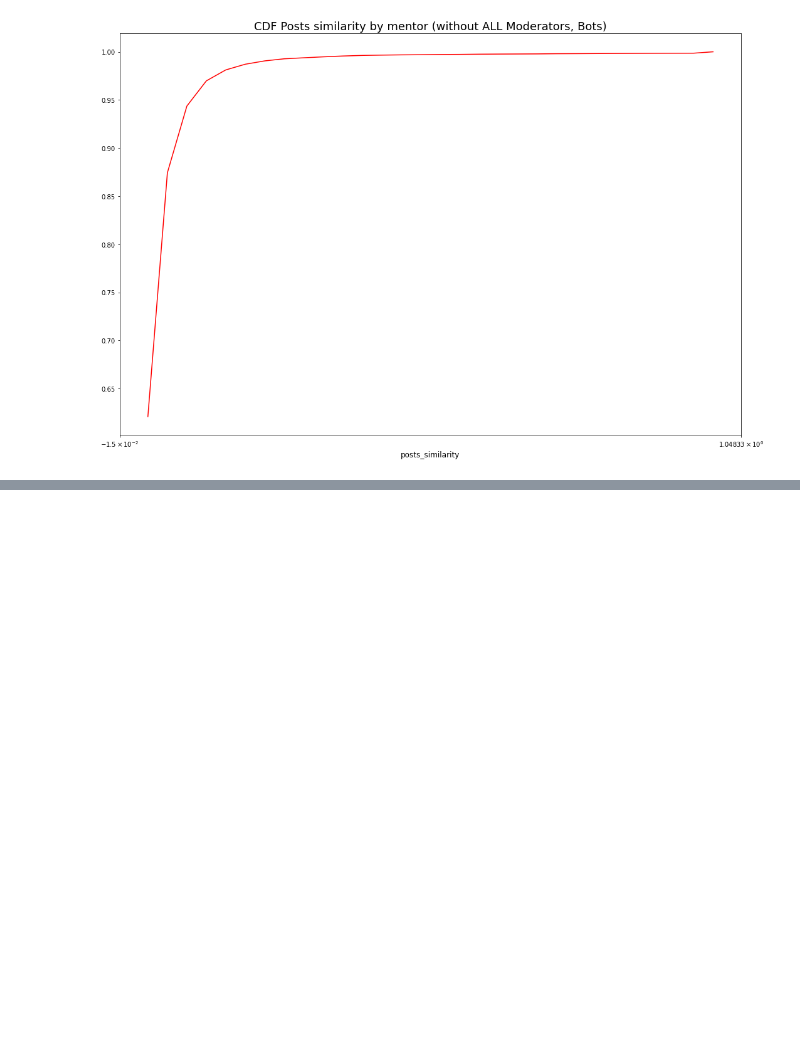
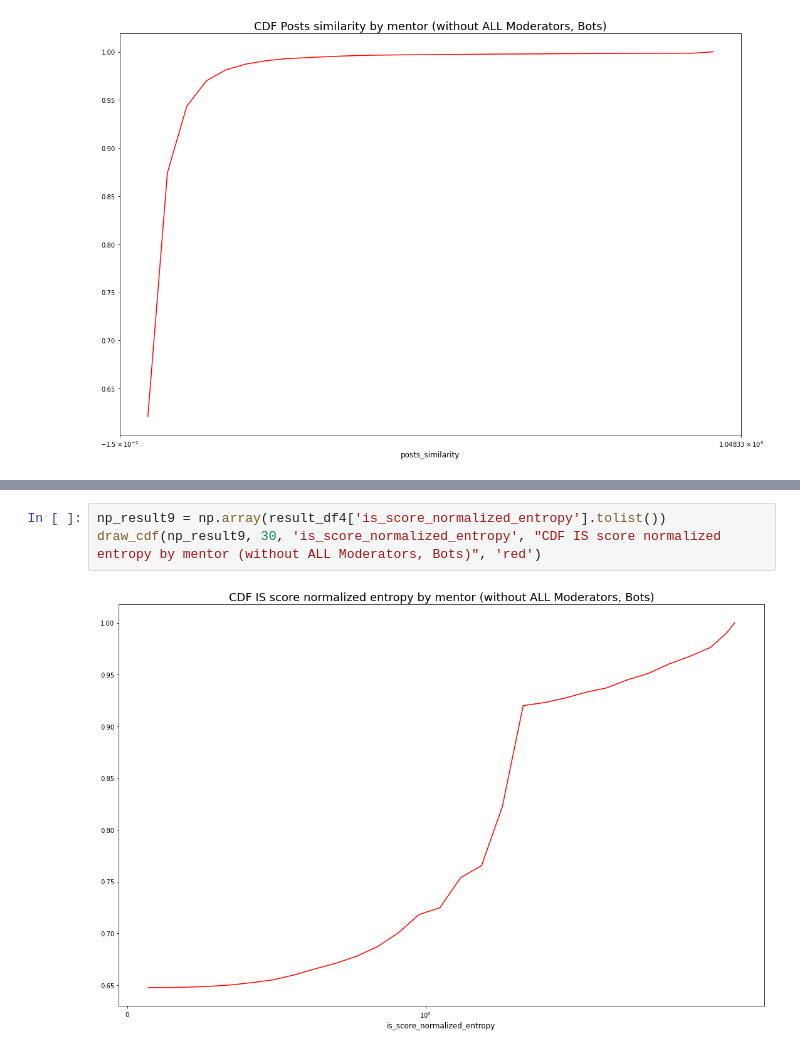
Before and after one commit to tr0up2r/plotting-and-graph-analysis, a Jupyter notebook: cdf.ipynb, the cells around one changed output, grey strips where cells are left out. Drawn from its saved outputs; the diff is of its cells as text; blank space fills up the shorter version.

```diff
--- a/cdf.ipynb
+++ b/cdf.ipynb
@@ -138,0 +150,5 @@ draw_cdf(np_result6, 30, 'posts_similarity', "CDF Posts similarity by mentor (wi
+# %%
+np_result9 = np.array(result_df4['is_score_normalized_entropy'].tolist())
+draw_cdf(np_result9, 30, 'is_score_normalized_entropy', "CDF IS score normalized entropy by mentor (without ALL Moderators, Bots)", 'red')
+# %% [output]
+[figure, added]
```
Also changed, not shown: parts of 6 cells of this notebook.
